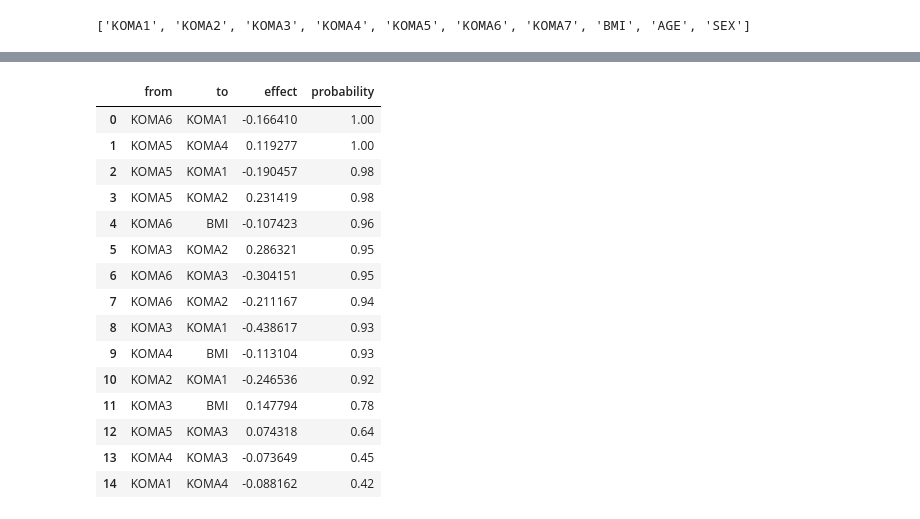
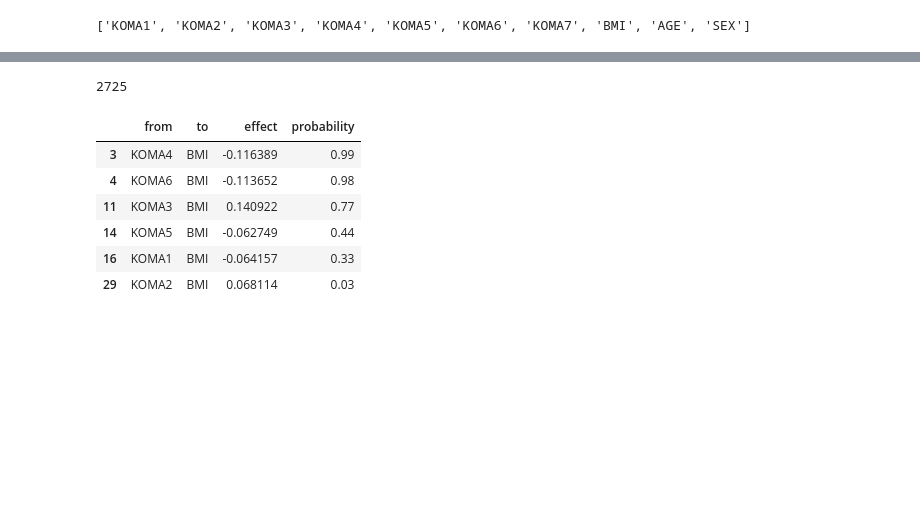
Before and after one commit to Shi-raishi/Graduation-research, a Jupyter notebook: signal__all_data.ipynb, the cells around one changed output, grey strips where cells are left out. Drawn from its saved outputs; the diff is of its cells as text; code cells hidden in the pictures; blank space fills up the shorter version.

```diff
--- a/signal__all_data.ipynb
+++ b/signal__all_data.ipynb
@@ -408,14 +408,15 @@ print(values_dataframe_cleaned.columns.tolist())
 # %% [output]
 ['KOMA1', 'KOMA2', 'KOMA3', 'KOMA4', 'KOMA5', 'KOMA6', 'KOMA7', 'BMI', 'AGE', 'SEX']
 # %%
-# 変数を指定するリスト(その他野菜、油脂類、果実類を削除)
+# 変数を指定するリスト
 selected_variables = ['KOMA1', 'KOMA2', 'KOMA3', 'KOMA4', 'KOMA5', 'KOMA6', 'BMI']
 # 使用する変数を確認
 df = values_dataframe_cleaned[selected_variables]
 # 0data削除
 df_filtered = df[(df != 0).all(axis=1)]
+len(df_filtered)
 # LiNGAM
-dot,causal_df = LiNGAM(df_filtered,'signal_all_data')
+dot,causal_df = LiNGAM(df_filtered,'signal_all_data_1to6Var')
 dot
 # %% [output]
 因果の順番
@@ -436,22 +437,17 @@ dot
         BMI <--- KOMA4 (b<0)
         BMI <--- KOMA6 (b<0)
 [drawing not drawn]
-# %%
-causal_df.head(15)
-# %% [output]
-|  | from | to | effect | probability |
-| 0 | KOMA6 | KOMA1 | -0.166410 | 1.00 |
-| 1 | KOMA5 | KOMA4 | 0.119277 | 1.00 |
-| 2 | KOMA5 | KOMA1 | -0.190457 | 0.98 |
-| 3 | KOMA5 | KOMA2 | 0.231419 | 0.98 |
-| 4 | KOMA6 | BMI | -0.107423 | 0.96 |
-| 5 | KOMA3 | KOMA2 | 0.286321 | 0.95 |
-| 6 | KOMA6 | KOMA3 | -0.304151 | 0.95 |
-| 7 | KOMA6 | KOMA2 | -0.211167 | 0.94 |
-| 8 | KOMA3 | KOMA1 | -0.438617 | 0.93 |
-| 9 | KOMA4 | BMI | -0.113104 | 0.93 |
-| 10 | KOMA2 | KOMA1 | -0.246536 | 0.92 |
-| 11 | KOMA3 | BMI | 0.147794 | 0.78 |
-| 12 | KOMA5 | KOMA3 | 0.074318 | 0.64 |
-| 13 | KOMA4 | KOMA3 | -0.073649 | 0.45 |
-| 14 | KOMA1 | KOMA4 | -0.088162 | 0.42 |
+# %%
+len(df_filtered)
+# %% [output]
+2725
+# %%
+causal_df[causal_df['to']=='BMI']
+# %% [output]
+|  | from | to | effect | probability |
+| 3 | KOMA4 | BMI | -0.116389 | 0.99 |
+| 4 | KOMA6 | BMI | -0.113652 | 0.98 |
+| 11 | KOMA3 | BMI | 0.140922 | 0.77 |
+| 14 | KOMA5 | BMI | -0.062749 | 0.44 |
+| 16 | KOMA1 | BMI | -0.064157 | 0.33 |
+| 29 | KOMA2 | BMI | 0.068114 | 0.03 |
```
Also changed, not shown: parts of 9 cells of this notebook.
